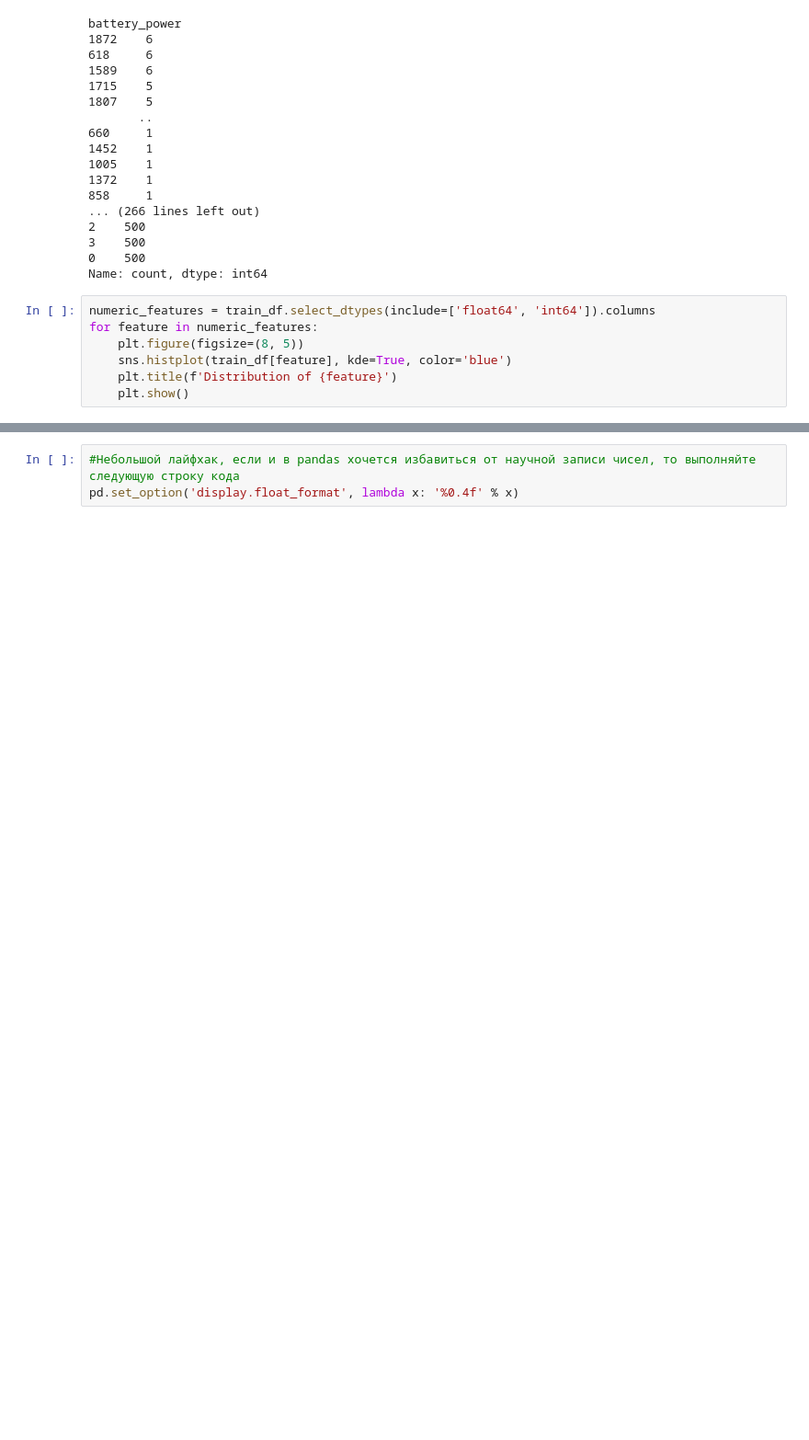
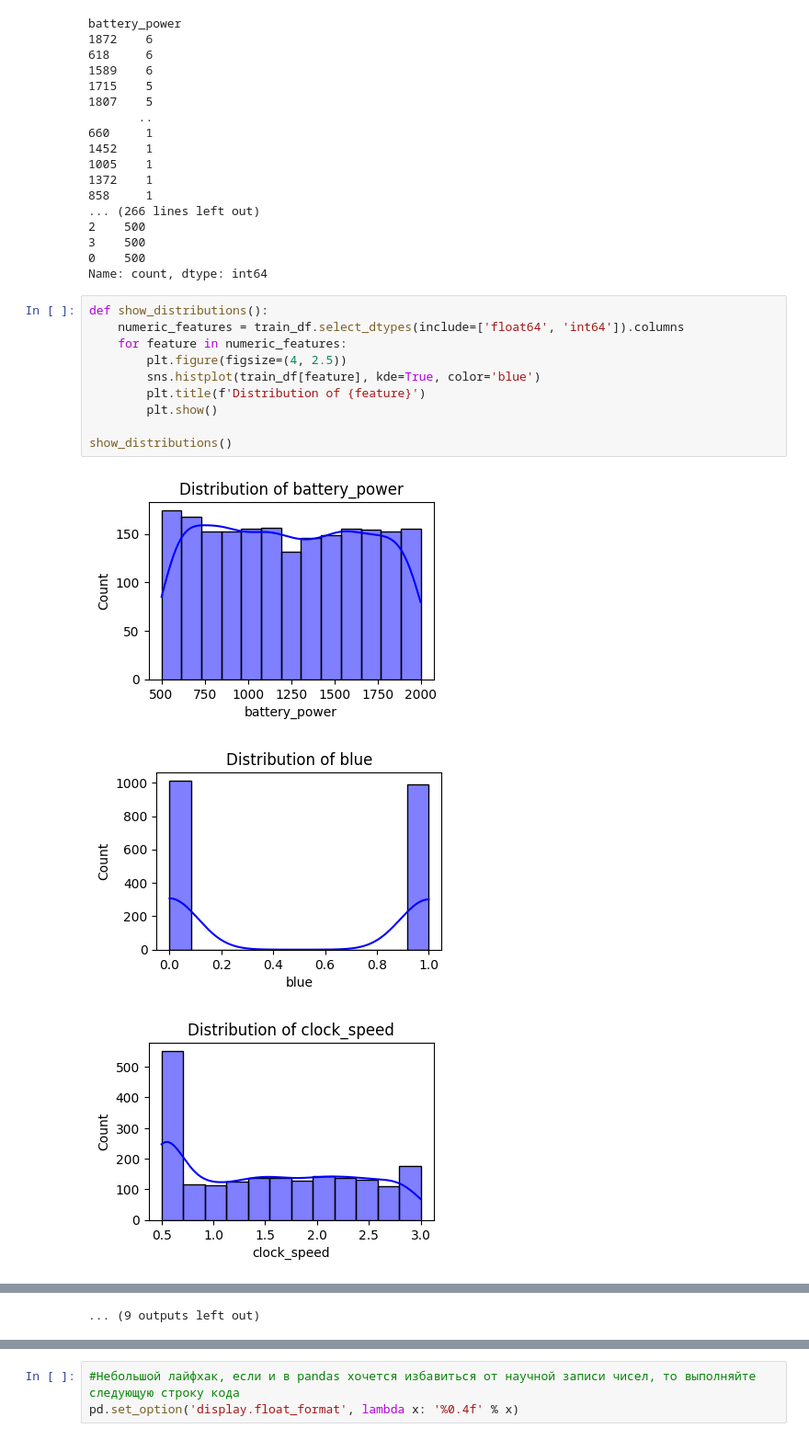
Before and after one commit to maksonchek/ML-and-DL-algorithms-from-scratch, a Jupyter notebook: Datasets/Classification/dataset.ipynb, the cells around one changed output, grey strips where cells are left out. Shown at 92% size. Saved outputs shown, nothing was run; the diff lists cells and outputs as text; blank space fills up the shorter version.

```diff
--- a/Datasets/Classification/dataset.ipynb
+++ b/Datasets/Classification/dataset.ipynb
@@ -84,9 +92,16 @@ battery_power
 0    500
 Name: count, dtype: int64
 # %%
-numeric_features = train_df.select_dtypes(include=['float64', 'int64']).columns
-for feature in numeric_features:
-    plt.figure(figsize=(8, 5))
-    sns.histplot(train_df[feature], kde=True, color='blue')
-    plt.title(f'Distribution of {feature}')
-    plt.show()
+def show_distributions():
+    numeric_features = train_df.select_dtypes(include=['float64', 'int64']).columns
+    for feature in numeric_features:
+        plt.figure(figsize=(4, 2.5))
+        sns.histplot(train_df[feature], kde=True, color='blue')
+        plt.title(f'Distribution of {feature}')
+        plt.show()
+
+show_distributions()
+# %% [output]
+[figure, added]
+[figure, added]
+[figure, added]
@@ -92,0 +117 @@ for feature in numeric_features:
+... (9 outputs left out)
```
Also changed, not shown: parts of 67 cells of this notebook, 16 other files.
